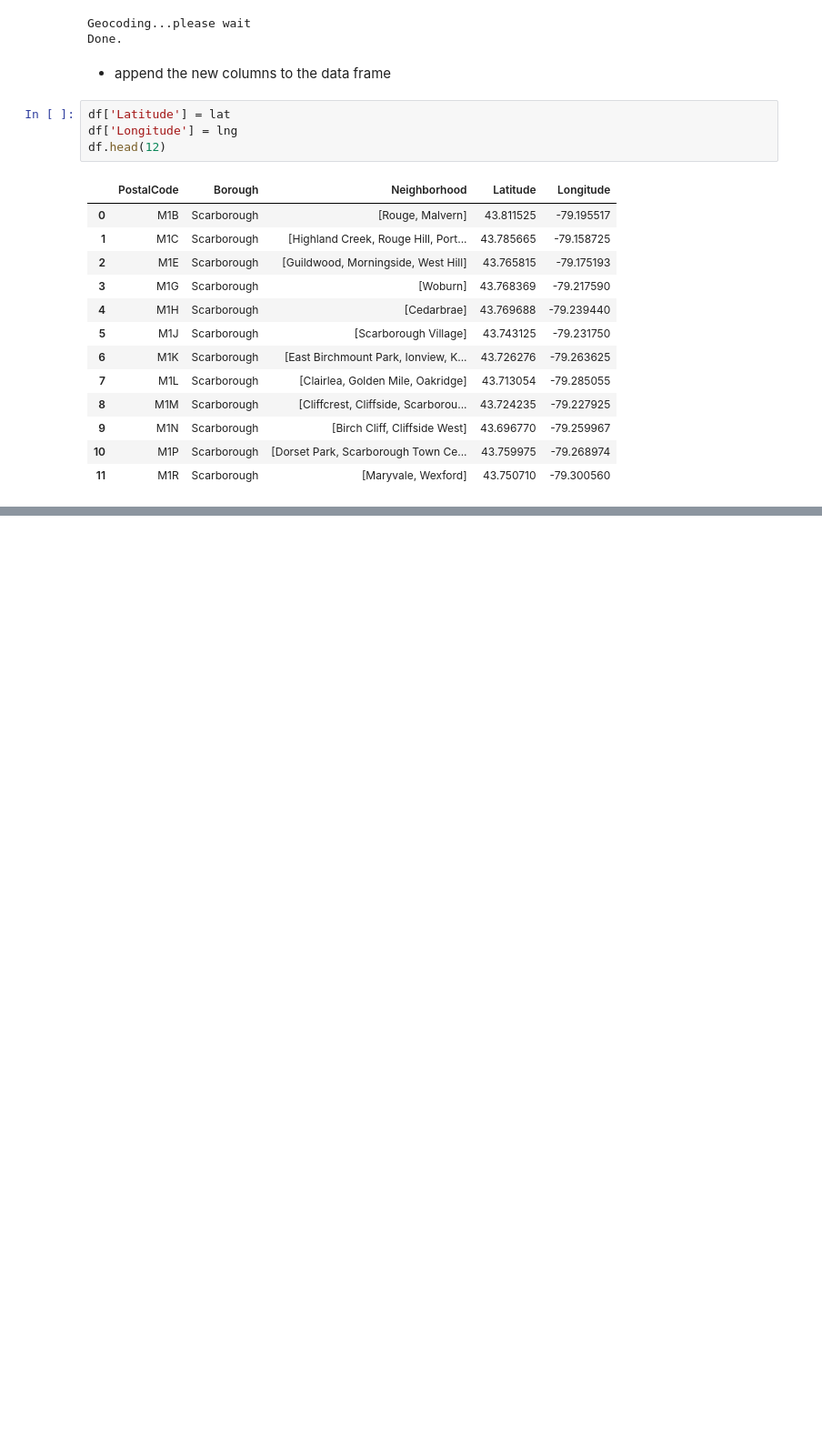
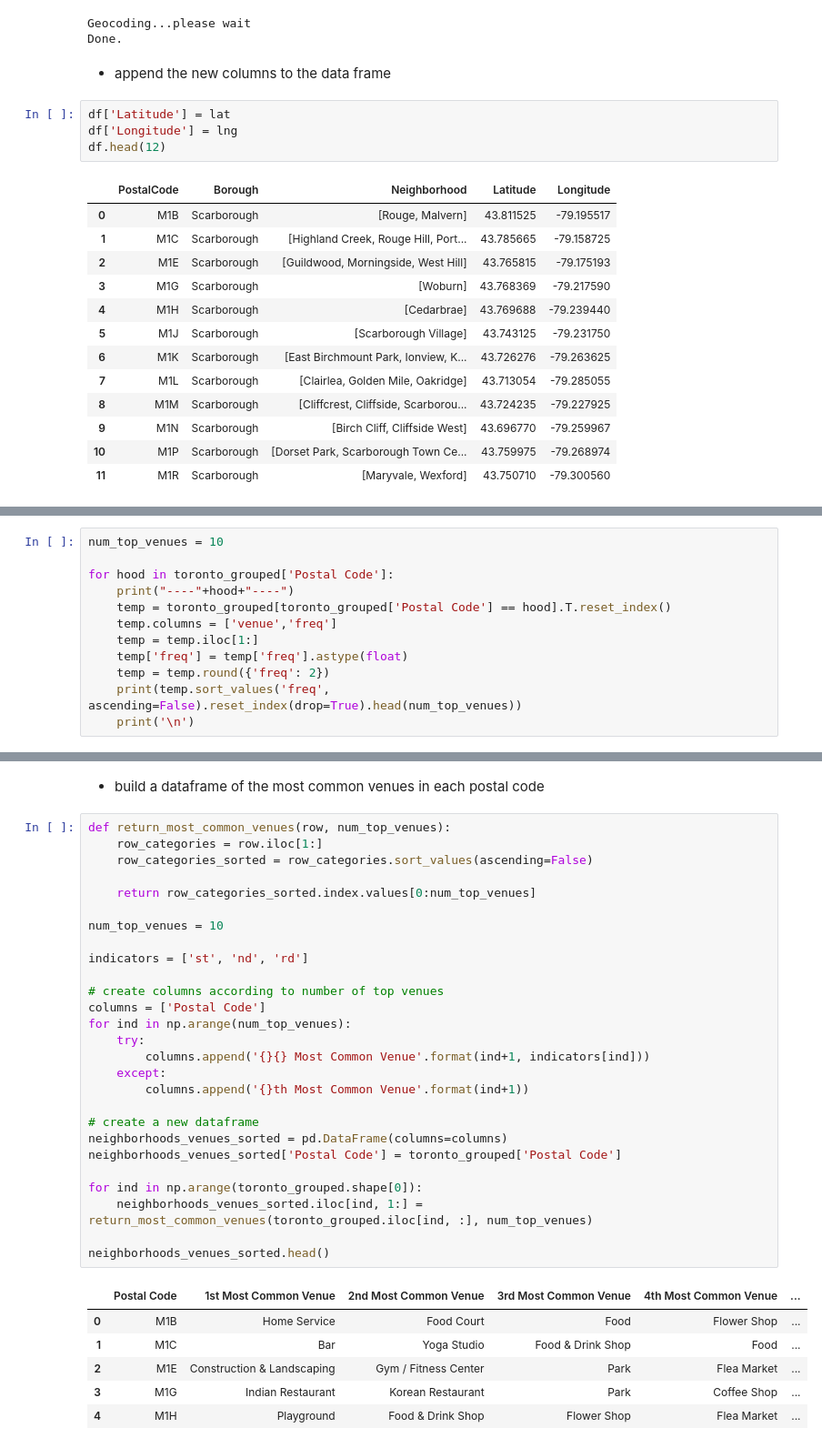
Before and after one commit to samstump/Coursera_Capstone, a Jupyter notebook: Neighborhoods in Toronto.ipynb, the cells around one changed output, grey strips where cells are left out. Shown: that part at 91% size. Cells and saved outputs as stored; diff of their text form; blank space fills up the shorter version.

```diff
--- a/Neighborhoods in Toronto.ipynb
+++ b/Neighborhoods in Toronto.ipynb
@@ -109,0 +268,12 @@ df.head(12)
+# %%
+num_top_venues = 10
+
+for hood in toronto_grouped['Postal Code']:
+    print("----"+hood+"----")
+    temp = toronto_grouped[toronto_grouped['Postal Code'] == hood].T.reset_index()
+    temp.columns = ['venue','freq']
+    temp = temp.iloc[1:]
+    temp['freq'] = temp['freq'].astype(float)
+    temp = temp.round({'freq': 2})
+    print(temp.sort_values('freq', ascending=False).reset_index(drop=True).head(num_top_venues))
+    print('\n')
@@ -109,0 +298,36 @@ df.head(12)
+# %% [markdown]
+- build a dataframe of the most common venues in each postal code
+# %%
+def return_most_common_venues(row, num_top_venues):
+    row_categories = row.iloc[1:]
+    row_categories_sorted = row_categories.sort_values(ascending=False)
+
+    return row_categories_sorted.index.values[0:num_top_venues]
+
+num_top_venues = 10
+
+indicators = ['st', 'nd', 'rd']
+
+# create columns according to number of top venues
+columns = ['Postal Code']
+for ind in np.arange(num_top_venues):
+    try:
+        columns.append('{}{} Most Common Venue'.format(ind+1, indicators[ind]))
+    except:
+        columns.append('{}th Most Common Venue'.format(ind+1))
+
+# create a new dataframe
+neighborhoods_venues_sorted = pd.DataFrame(columns=columns)
+neighborhoods_venues_sorted['Postal Code'] = toronto_grouped['Postal Code']
+
+for ind in np.arange(toronto_grouped.shape[0]):
+    neighborhoods_venues_sorted.iloc[ind, 1:] = return_most_common_venues(toronto_grouped.iloc[ind, :], num_top_venues)
+
+neighborhoods_venues_sorted.head()
+# %% [output]
+|  | Postal Code | 1st Most Common Venue | 2nd Most Common Venue | 3rd Most Common Venue | 4th Most Common Venue | ... |
+| 0 | M1B | Home Service | Food Court | Food | Flower Shop | ... |
+| 1 | M1C | Bar | Yoga Studio | Food & Drink Shop | Food | ... |
+| 2 | M1E | Construction & Landscaping | Gym / Fitness Center | Park | Flea Market | ... |
+| 3 | M1G | Indian Restaurant | Korean Restaurant | Park | Coffee Shop | ... |
+| 4 | M1H | Playground | Food & Drink Shop | Flower Shop | Flea Market | ... |
```
Also changed, not shown: parts of 33 cells of this notebook.
